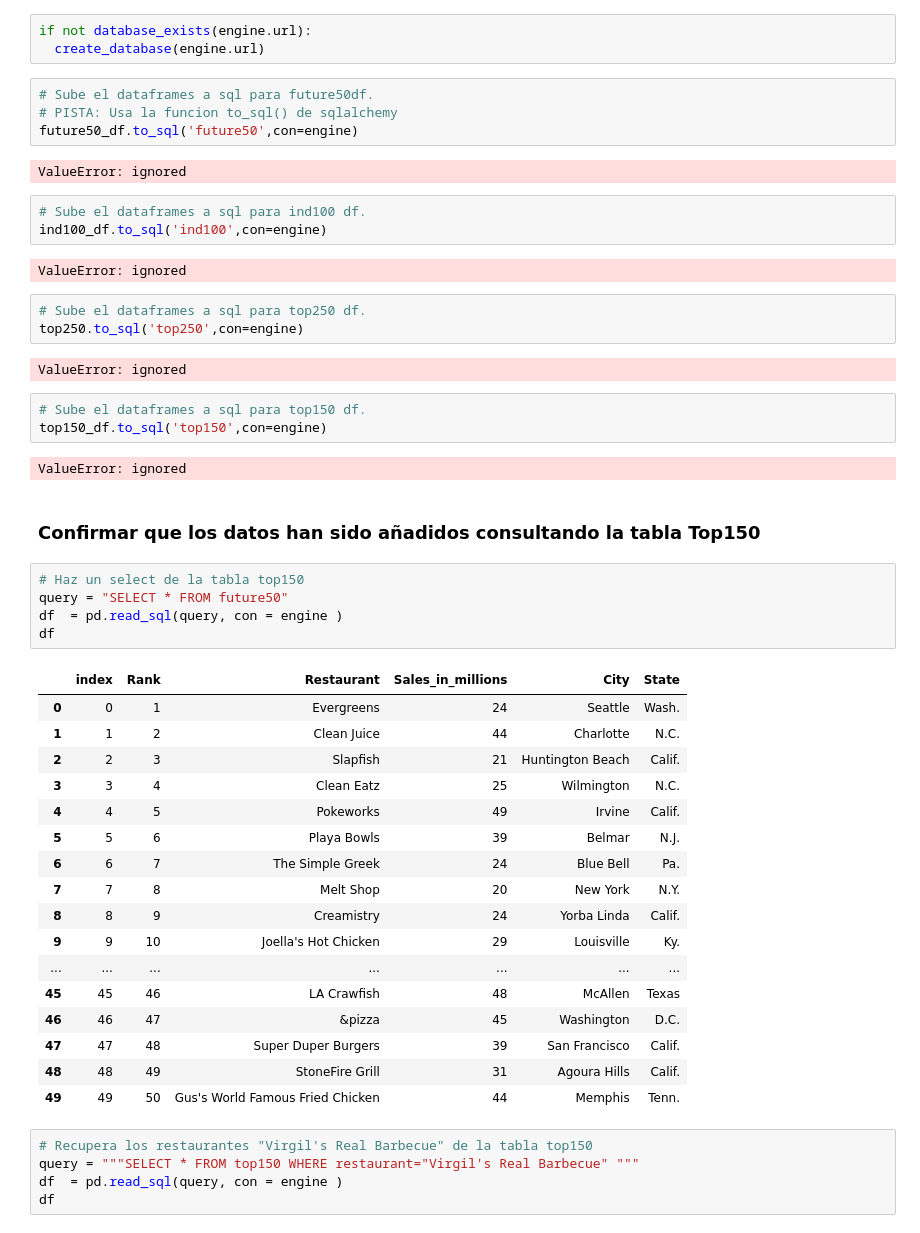
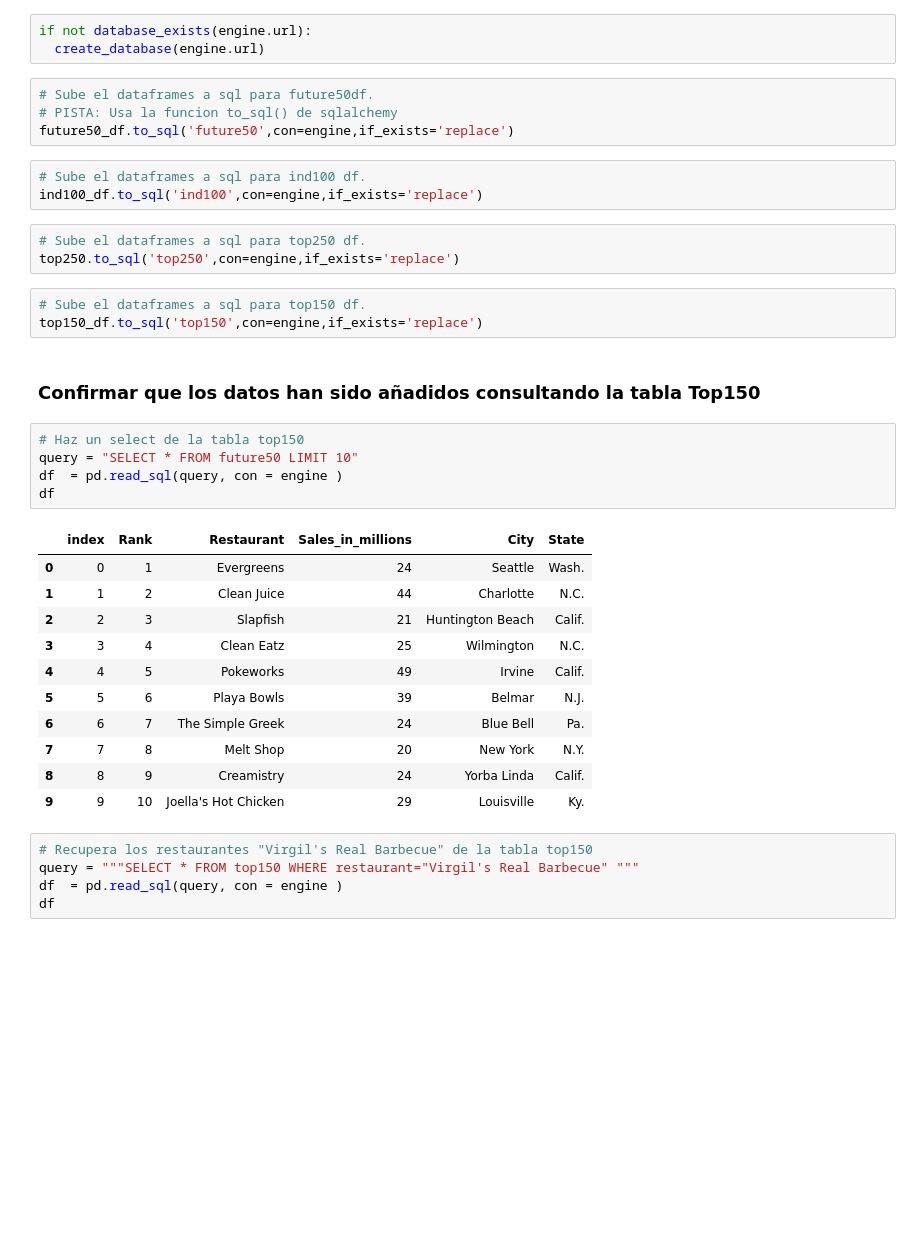
Before and after one commit to ivianrr/curso-big-data, a Jupyter notebook: Sesión 1/M4 - ETL.ipynb, the cells around one changed output. Saved outputs shown, nothing was run; the diff lists cells and outputs as text; blank space fills up the shorter version.

```diff
--- a/Sesión 1/M4 - ETL.ipynb
+++ b/Sesión 1/M4 - ETL.ipynb
@@ -406,49 +406,35 @@ if not database_exists(engine.url):
 # %%
 # Sube el dataframes a sql para future50df.
 # PISTA: Usa la funcion to_sql() de sqlalchemy
-future50_df.to_sql('future50',con=engine)
+future50_df.to_sql('future50',con=engine,if_exists='replace')
-# %% [output]
-ValueError: ignored
 # %%
 # Sube el dataframes a sql para ind100 df.
-ind100_df.to_sql('ind100',con=engine)
+ind100_df.to_sql('ind100',con=engine,if_exists='replace')
-# %% [output]
-ValueError: ignored
 # %%
 # Sube el dataframes a sql para top250 df.
-top250.to_sql('top250',con=engine)
+top250.to_sql('top250',con=engine,if_exists='replace')
-# %% [output]
-ValueError: ignored
 # %%
 # Sube el dataframes a sql para top150 df.
-top150_df.to_sql('top150',con=engine)
+top150_df.to_sql('top150',con=engine,if_exists='replace')
-# %% [output]
-ValueError: ignored
 # %% [markdown]
 ### Confirmar que los datos han sido añadidos consultando la tabla Top150
 # %%
 # Haz un select de la tabla top150
-query = "SELECT * FROM future50"
+query = "SELECT * FROM future50 LIMIT 10"
 df  = pd.read_sql(query, con = engine )
 df
 # %% [output]
 |  | index | Rank | Restaurant | Sales_in_millions | City | State |
 | 0 | 0 | 1 | Evergreens | 24 | Seattle | Wash. |
 | 1 | 1 | 2 | Clean Juice | 44 | Charlotte | N.C. |
 | 2 | 2 | 3 | Slapfish | 21 | Huntington Beach | Calif. |
 | 3 | 3 | 4 | Clean Eatz | 25 | Wilmington | N.C. |
 | 4 | 4 | 5 | Pokeworks | 49 | Irvine | Calif. |
 | 5 | 5 | 6 | Playa Bowls | 39 | Belmar | N.J. |
 | 6 | 6 | 7 | The Simple Greek | 24 | Blue Bell | Pa. |
 | 7 | 7 | 8 | Melt Shop | 20 | New York | N.Y. |
 | 8 | 8 | 9 | Creamistry | 24 | Yorba Linda | Calif. |
 | 9 | 9 | 10 | Joella's Hot Chicken | 29 | Louisville | Ky. |
-| ... | ... | ... | ... | ... | ... | ... |
-| 45 | 45 | 46 | LA Crawfish | 48 | McAllen | Texas |
-| 46 | 46 | 47 | &pizza | 45 | Washington | D.C. |
-| 47 | 47 | 48 | Super Duper Burgers | 39 | San Francisco | Calif. |
-| 48 | 48 | 49 | StoneFire Grill | 31 | Agoura Hills | Calif. |
-| 49 | 49 | 50 | Gus's World Famous Fried Chicken | 44 | Memphis | Tenn. |
 # %%
 # Recupera los restaurantes "Virgil's Real Barbecue" de la tabla top150
 query = """SELECT * FROM top150 WHERE restaurant="Virgil's Real Barbecue" """
```
